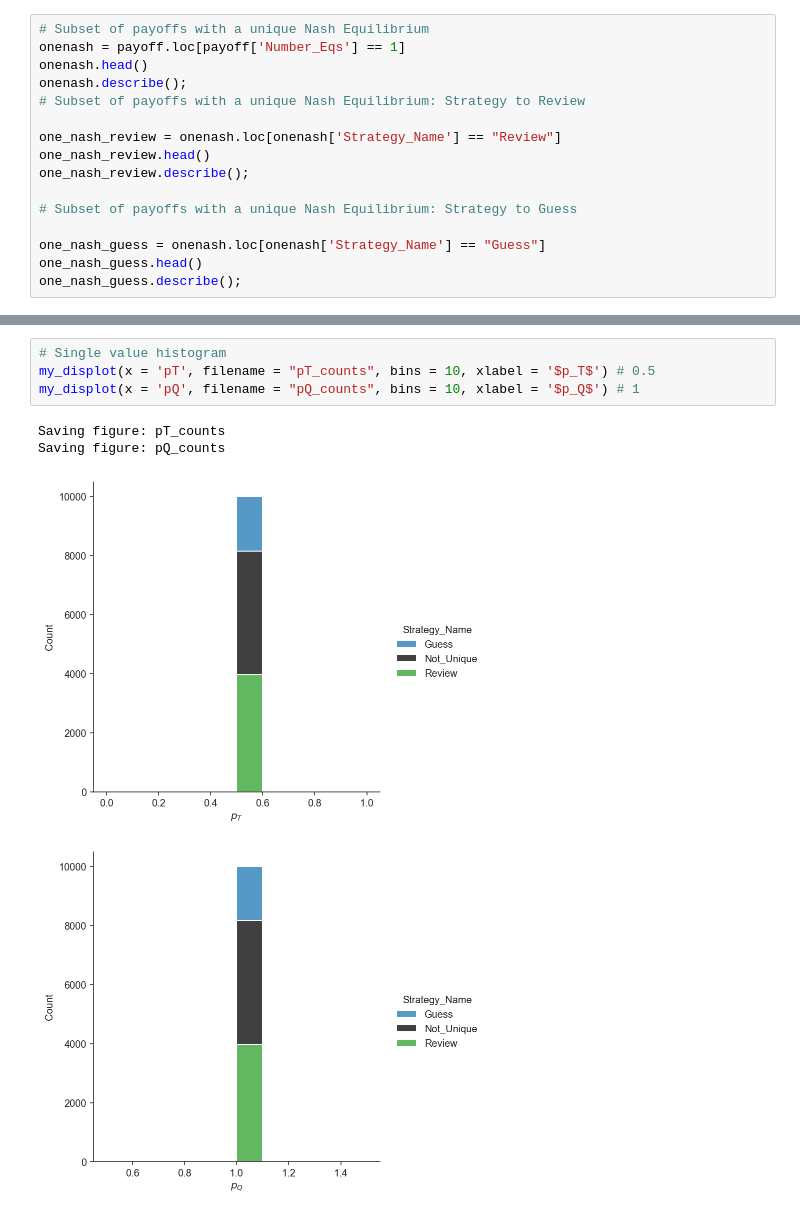
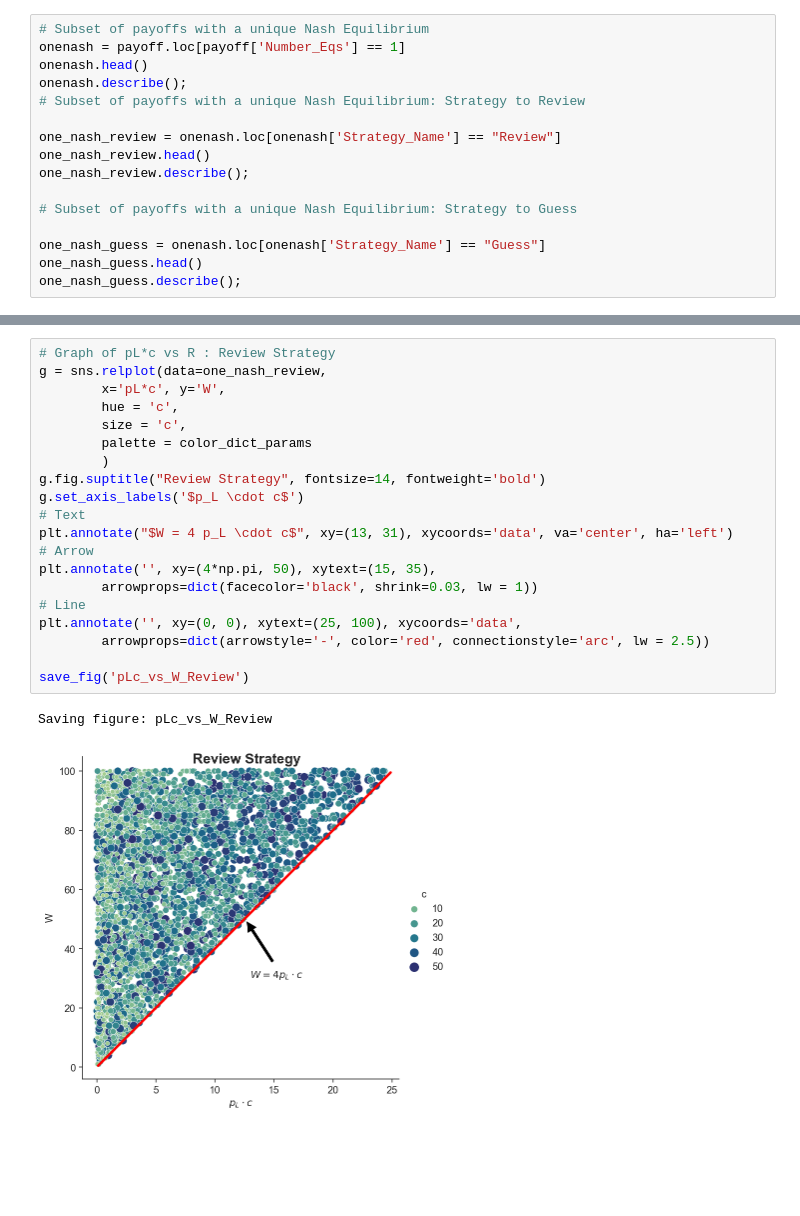
Before and after one commit to ANRGUSC/DecentralizedReviewSystem, a Jupyter notebook: payoff_graphs_R_W_equal.ipynb, the cells around one changed output, grey strips where cells are left out. Cells and saved outputs as stored; diff of their text form; blank space fills up the shorter version.

```diff
--- a/payoff_graphs_R_W_equal.ipynb
+++ b/payoff_graphs_R_W_equal.ipynb
@@ -115,10 +85,24 @@ Saving figure: W_counts
-# %%
-# Single value histogram
-my_displot(x = 'pT', filename = "pT_counts", bins = 10, xlabel = '$p_T$') # 0.5
-my_displot(x = 'pQ', filename = "pQ_counts", bins = 10, xlabel = '$p_Q$') # 1
-# %% [output]
-Saving figure: pT_counts
-Saving figure: pQ_counts
-[figure, removed]
-[figure, removed]
+# %%
+# Graph of pL*c vs R : Review Strategy
+g = sns.relplot(data=one_nash_review,
+        x='pL*c', y='W',
+        hue = 'c',
+        size = 'c',
+        palette = color_dict_params
+        )
+g.fig.suptitle("Review Strategy", fontsize=14, fontweight='bold')
+g.set_axis_labels('$p_L \cdot c$')
+# Text
+plt.annotate("$W = 4 p_L \cdot c$", xy=(13, 31), xycoords='data', va='center', ha='left')
+# Arrow
+plt.annotate('', xy=(4*np.pi, 50), xytext=(15, 35),
+        arrowprops=dict(facecolor='black', shrink=0.03, lw = 1))
+# Line
+plt.annotate('', xy=(0, 0), xytext=(25, 100), xycoords='data',
+        arrowprops=dict(arrowstyle='-', color='red', connectionstyle='arc', lw = 2.5))
+
+save_fig('pLc_vs_W_Review')
+# %% [output]
+Saving figure: pLc_vs_W_Review
+[figure, added]
 # %%
```
Also changed, not shown: parts of 8 cells of this notebook, 28 other files.
